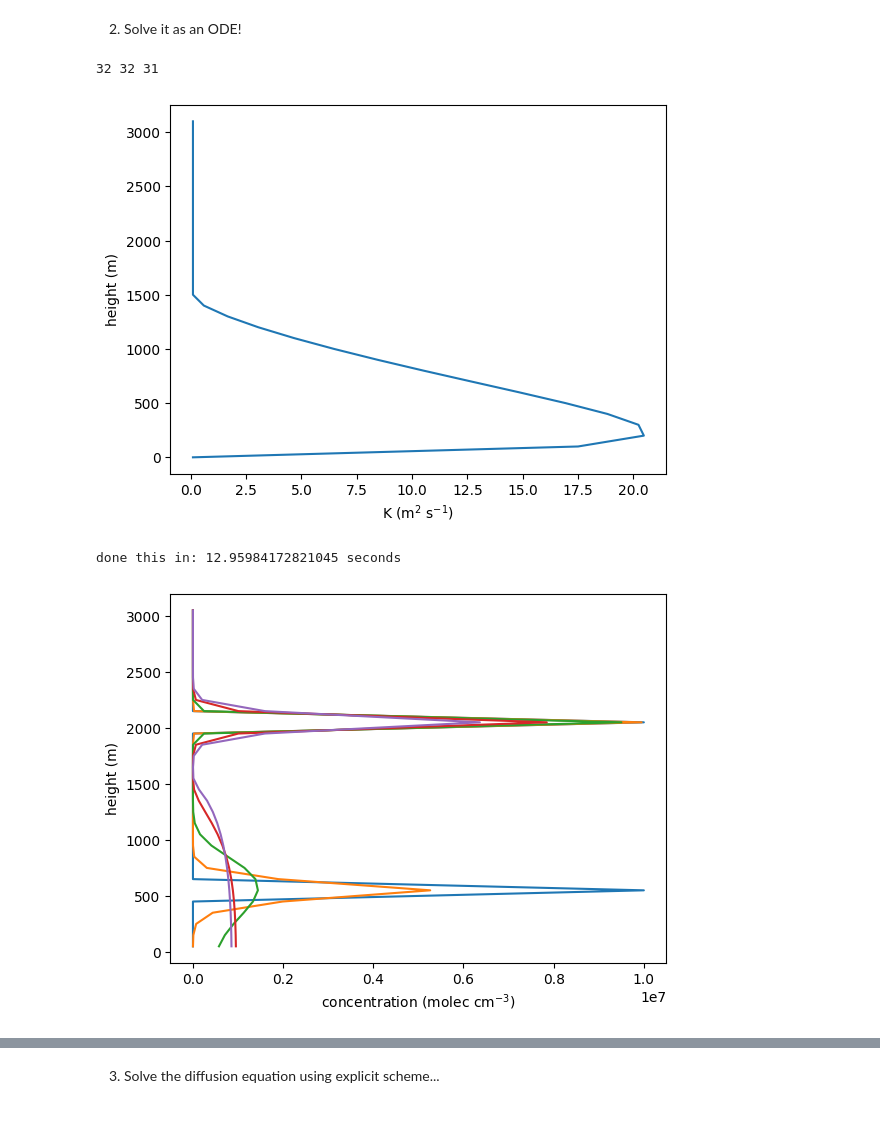
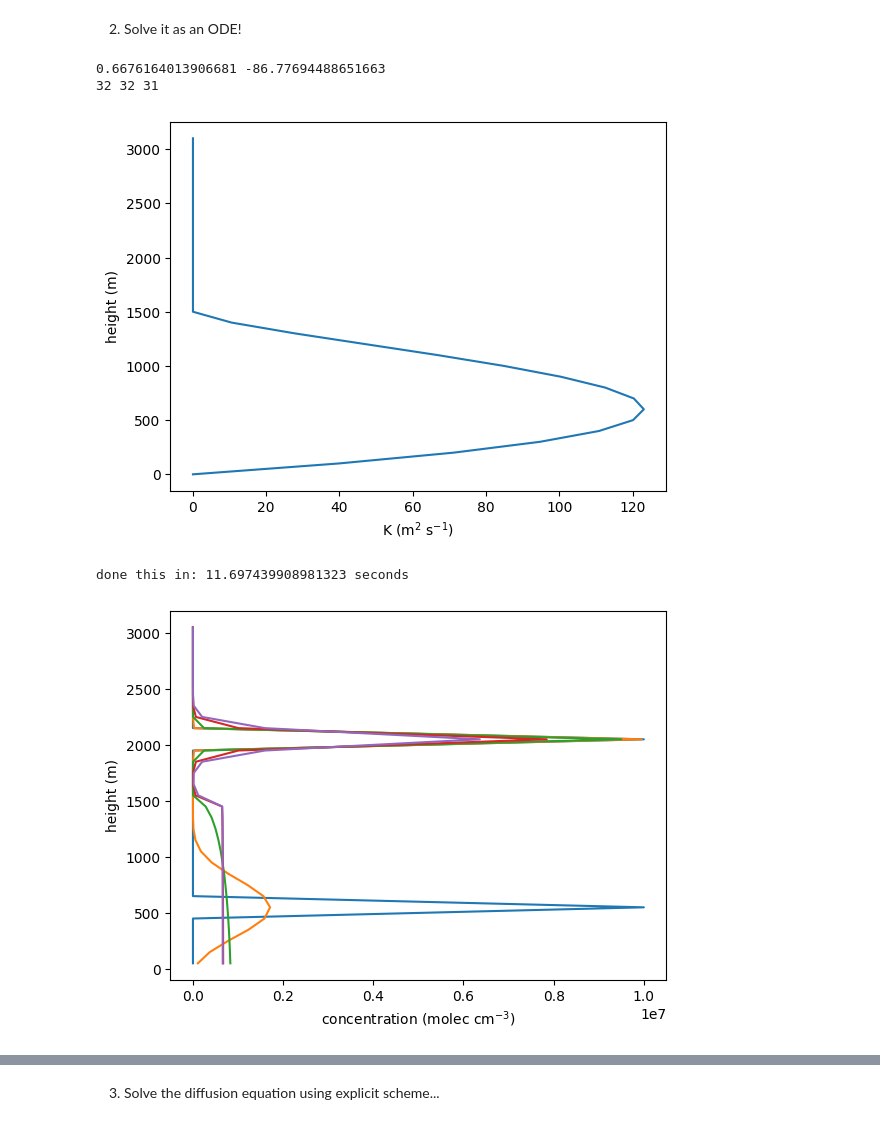
Before and after one commit to drpeppurr/yamcha, a Jupyter notebook: tutorial/YAMCHA_tutorial_ch9.ipynb, the cells around one changed output, grey strips where cells are left out. Drawn from its saved outputs; the diff is of its cells as text; code cells hidden in the pictures.

```diff
--- a/tutorial/YAMCHA_tutorial_ch9.ipynb
+++ b/tutorial/YAMCHA_tutorial_ch9.ipynb
@@ -81,30 +81,27 @@ for i in range(len(z_interface_m)):
     else: z_interface_m[i] = 2.*(z_m[i-1]-z_interface_m[i-1])+z_interface_m[i-1]
 
 pblh_m = 1500.           # depth of boundary layer
-T_surf = 298.            # surface temperatre
-uref = 3.                # windspeed at the reference height
-zref = 2.                # reference height
+temp = 298.
+press = 101325.
+uref = 5.                # windspeed at the reference height
+zref = 10.               # reference height
 z0 = 0.5                 # roughness
-d_displacement = 0.8*z0  # displacement height
 Qvt_surf_K_m_s = 0.2     # virtual temperature flux at surface
 
-# --- integrated from of stability correction function for momentum
-#     Stull book, Chapter 9. Eq. 9.7.5h and 9.7.5i
-def PSI(in_zeta):
-    if in_zeta>=0:  # stable
-        out = 4.7*in_zeta
-    else:           # unstable
-        x = (1.-15.*in_zeta)**0.25
-        out = -2.*np.log(0.5*(1+x))-np.log(0.5*(1+x*x))+2.*np.arctan(x)-np.pi/2.
-    return out
+ustar = 0.4*uref/np.log(zref/z0)
 
-zeta = 0
-ustar = 0.4*uref/np.log((zref-d_displacement)/z0-PSI(zeta))  # friction velocity
-L_Obukhov = (ustar**3.)*T_surf/0.4/9.8/Qvt_surf_K_m_s        # Obukhov length
-kz_min_m2_s = 0.1                                            # Eddy diffusivity: min value
+rho_air_kg_m3 = press*28/8.314/temp/1000.
+Cp_J_kg_K = 1005
+HFX_W_m2 = 300.
+L_Obukhov = -1*(ustar**3.)*rho_air_kg_m3*Cp_J_kg_K*temp/0.4/9.8/HFX_W_m2
+print(ustar, L_Obukhov)
 
-# --- now calculate the Eddy diffusivity profile. At the layer interfaces!
-kz_m2_s = 0.4*ustar*z_interface_m*((1.-z_interface_m/pblh_m)**1.5)/(1.+4.7*z_interface_m/L_Obukhov)
+def phi(zol):
+    if zol>=0: return 1.+4.7*zol     # stable or neutral
+    else: return (1.-15.*zol)**-0.5  # unstable
+
+kz_min_m2_s = 0.1
+kz_m2_s = 0.4*ustar*z_interface_m*((1.-z_interface_m/pblh_m)**1.5)/phi(zref/L_Obukhov)
 kz_m2_s = np.where(np.isnan(kz_m2_s),kz_min_m2_s,kz_m2_s)
 kz_m2_s = np.where(kz_m2_s>=kz_min_m2_s, kz_m2_s, kz_min_m2_s)
 
@@ -127,34 +124,35 @@ tout_s = np.arange(0,total_run_time_days*86400,output_frequency_seconds)  # outp
 conc = np.zeros((len(tout_s),len(z_m)))                 # this stores the concentrations. unit: molec/cm3
 
 # --- initial condition
 conc[0,20] =1e+7
 conc[0,5] =1e+7
 
 
 start_time = time.time()
 for i,t in enumerate(tout_s):
     if i!=0: conc[i,:] = solve_ivp(dcodt_vertical_diffusion,tout_s[0:2],conc[i-1,:],t_eval=[output_frequency_seconds],
                                    method='BDF', rtol=1e-5,atol=1e-5).y[:,0]
 print( 'done this in: %s seconds' % (time.time() - start_time))
 
 
 
 plt.plot(conc[0,:], z_m)
 plt.plot(conc[int(0.01*len(tout_s)),:], z_m)
 plt.plot(conc[int(0.1*len(tout_s)),:], z_m)
 plt.plot(conc[int(0.5*len(tout_s)),:], z_m)
 plt.plot(conc[-1,:], z_m)
 plt.xlabel(r'concentration (molec cm$^{-3}$)')
 plt.ylabel('height (m)')
 plt.show()
 
 print(np.sum(conc[0,:]))
 print(np.sum(conc[int(0.5*len(tout_s)),:]))
 # print(np.sum(conc[1000,:]))
 print(np.sum(conc[-1,:]))
 # %% [output]
+0.6676164013906681 -86.77694488651663
 32 32 31
-[figure, old version]
+[figure, new version]
-done this in: 12.95984172821045 seconds
+done this in: 11.697439908981323 seconds
-[figure, old version]
+[figure, new version]
 20000000.0
```
Also changed, not shown: parts of 4 cells of this notebook.
